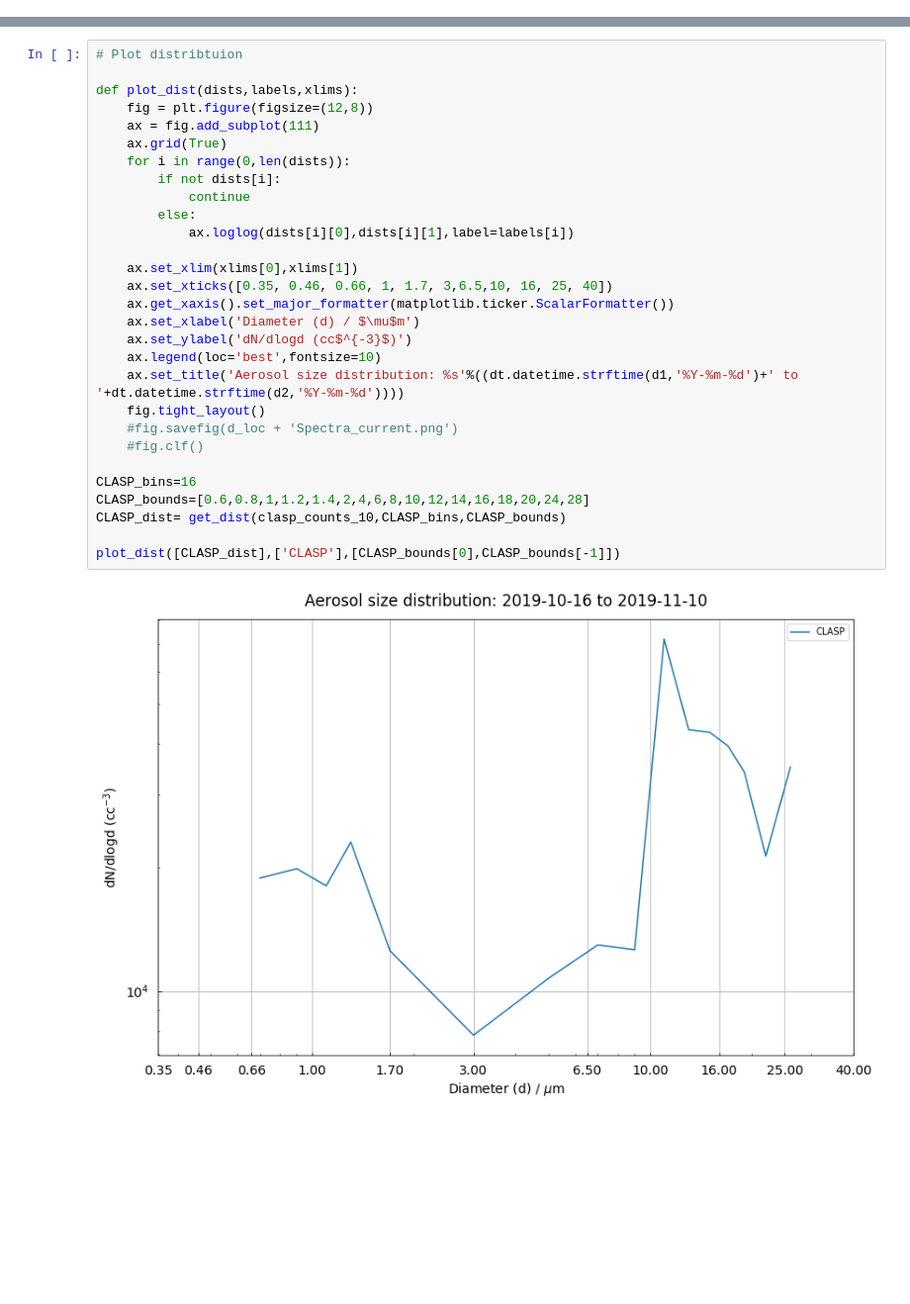
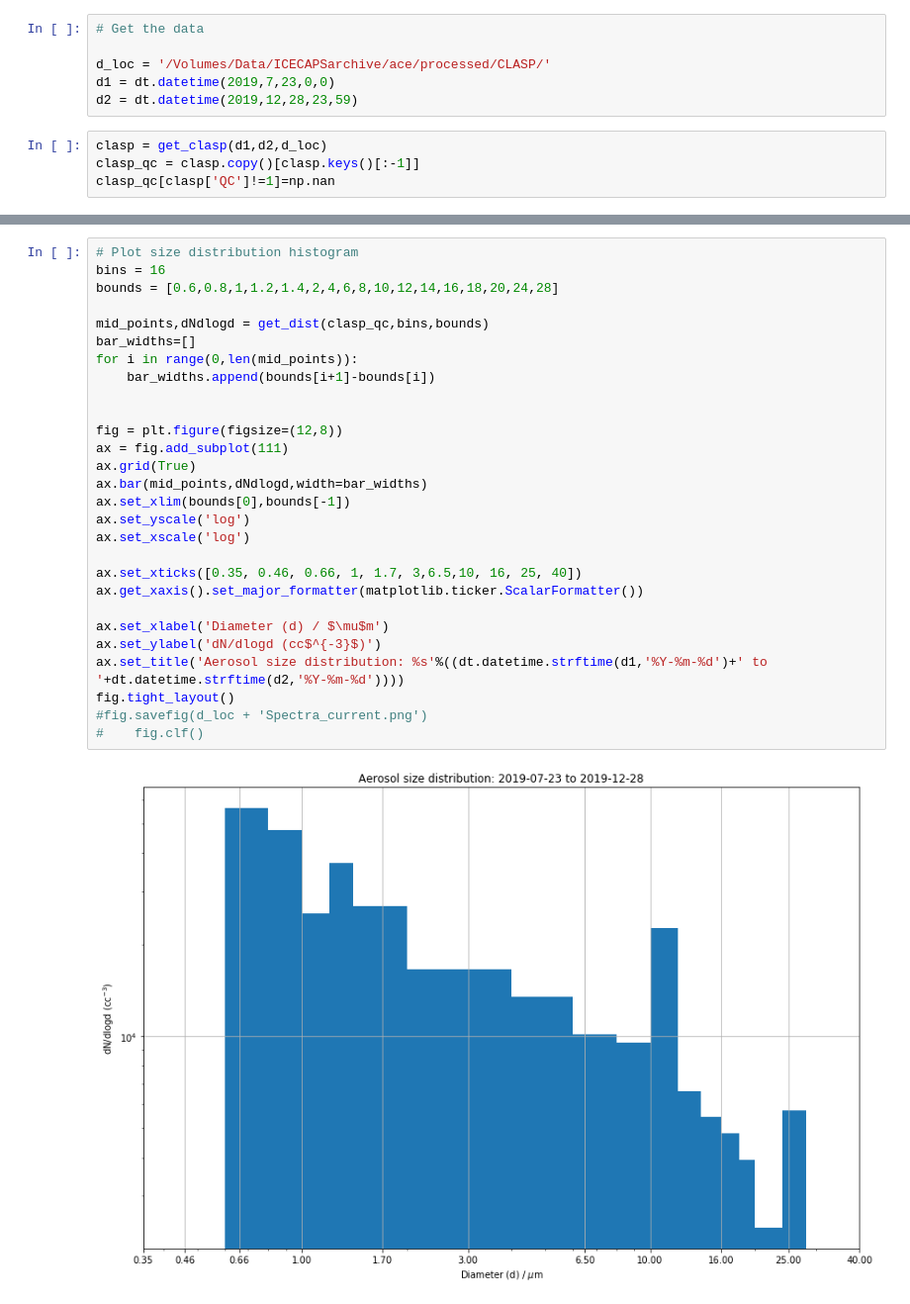
Before and after one commit to heatherguy/ICECAPS-ACE, a Jupyter notebook: Working_notebooks/CLASP_explorer.ipynb, the cells around one changed output, grey strips where cells are left out. Shown at 99% size. Drawn from its saved outputs; the diff is of its cells as text; blank space fills up the shorter version.

```diff
--- a/Working_notebooks/CLASP_explorer.ipynb
+++ b/Working_notebooks/CLASP_explorer.ipynb
@@ -229,0 +53,10 @@ clasp_counts_10 = clasp_counts.resample('10s').median()
+# %%
+# Get the data
+
+d_loc = '/Volumes/Data/ICECAPSarchive/ace/processed/CLASP/'
+d1 = dt.datetime(2019,7,23,0,0)
+d2 = dt.datetime(2019,12,28,23,59)
+# %%
+clasp = get_clasp(d1,d2,d_loc)
+clasp_qc = clasp.copy()[clasp.keys()[:-1]]
+clasp_qc[clasp['QC']!=1]=np.nan
@@ -249,32 +151,31 @@ fig.tight_layout()
 # %%
-# Plot distribtuion
+# Plot size distribution histogram
+bins = 16
+bounds = [0.6,0.8,1,1.2,1.4,2,4,6,8,10,12,14,16,18,20,24,28]
 
-def plot_dist(dists,labels,xlims):
-    fig = plt.figure(figsize=(12,8))
-    ax = fig.add_subplot(111)
-    ax.grid(True)
-    for i in range(0,len(dists)):
-        if not dists[i]:
-            continue
-        else:
-            ax.loglog(dists[i][0],dists[i][1],label=labels[i])
+mid_points,dNdlogd = get_dist(clasp_qc,bins,bounds)
+bar_widths=[]
+for i in range(0,len(mid_points)):
+    bar_widths.append(bounds[i+1]-bounds[i])
 
-    ax.set_xlim(xlims[0],xlims[1])
-    ax.set_xticks([0.35, 0.46, 0.66, 1, 1.7, 3,6.5,10, 16, 25, 40])
-    ax.get_xaxis().set_major_formatter(matplotlib.ticker.ScalarFormatter())
-    ax.set_xlabel('Diameter (d) / $\mu$m')
-    ax.set_ylabel('dN/dlogd (cc$^{-3}$)')
-    ax.legend(loc='best',fontsize=10)
-    ax.set_title('Aerosol size distribution: %s'%((dt.datetime.strftime(d1,'%Y-%m-%d')+' to '+dt.datetime.strftime(d2,'%Y-%m-%d'))))
-    fig.tight_layout()
-    #fig.savefig(d_loc + 'Spectra_current.png')
-    #fig.clf()
 
-CLASP_bins=16
-CLASP_bounds=[0.6,0.8,1,1.2,1.4,2,4,6,8,10,12,14,16,18,20,24,28]
-CLASP_dist= get_dist(clasp_counts_10,CLASP_bins,CLASP_bounds)
+fig = plt.figure(figsize=(12,8))
+ax = fig.add_subplot(111)
+ax.grid(True)
+ax.bar(mid_points,dNdlogd,width=bar_widths)
+ax.set_xlim(bounds[0],bounds[-1])
+ax.set_yscale('log')
+ax.set_xscale('log')
 
-plot_dist([CLASP_dist],['CLASP'],[CLASP_bounds[0],CLASP_bounds[-1]])
+ax.set_xticks([0.35, 0.46, 0.66, 1, 1.7, 3,6.5,10, 16, 25, 40])
+ax.get_xaxis().set_major_formatter(matplotlib.ticker.ScalarFormatter())
+
+ax.set_xlabel('Diameter (d) / $\mu$m')
+ax.set_ylabel('dN/dlogd (cc$^{-3}$)')
+ax.set_title('Aerosol size distribution: %s'%((dt.datetime.strftime(d1,'%Y-%m-%d')+' to '+dt.datetime.strftime(d2,'%Y-%m-%d'))))
+fig.tight_layout()
+#fig.savefig(d_loc + 'Spectra_current.png')
+#    fig.clf()
 # %% [output]
-[figure, old version]
+[figure, new version]
 # %%
```
Also changed, not shown: parts of 16 cells of this notebook, 31 other files.
